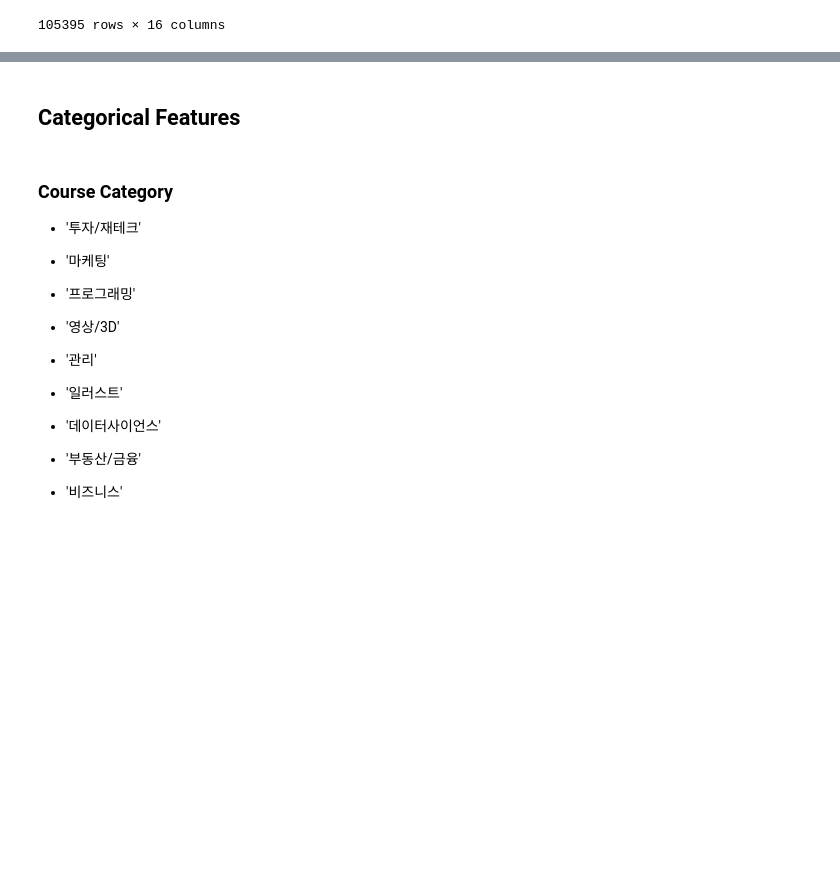
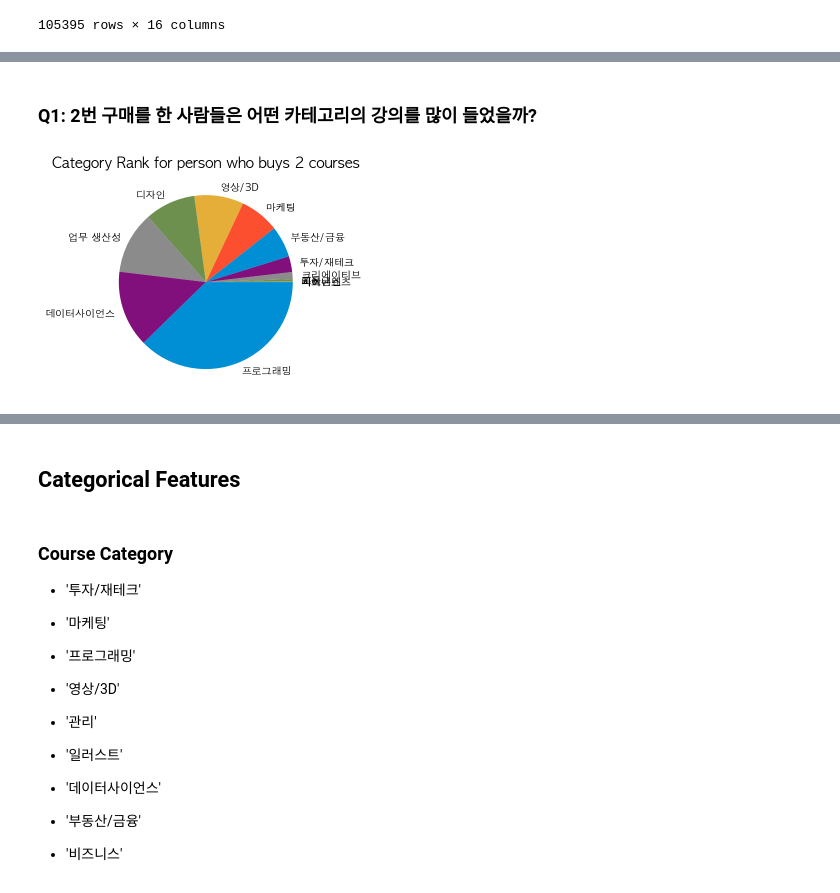
Before and after one commit to jaeseung11/Fastcampus-EDA, a Jupyter notebook: PJT_cj.ipynb, the cells around one changed output, grey strips where cells are left out. Saved outputs shown, nothing was run; the diff lists cells and outputs as text; code cells hidden in the pictures; blank space fills up the shorter version.

```diff
--- a/PJT_cj.ipynb
+++ b/PJT_cj.ipynb
@@ -483,2 +539,3 @@ df[df.customer_id.isnull()]
 # %%
-df.drop([12133, 36367, 91500]).isnull().sum()
+df3 = df[(df.type == 'PAYMENT') & (df.state == 'COMPLETED')].merge(customer_count, on='customer_id', how='left')
+df3
@@ -485,2 +556,3 @@ df.drop([12133, 36367, 91500]).isnull().sum()
 # %%
-df = df.drop([12133, 36367, 91500])
+once = df3[df3.transaction_count == 1]
+retention = df3[df3.transaction_count > 1]
@@ -502,0 +627,5 @@ df[df.course_title.isnull()]
+# %%
+ret_category = pd.pivot_table(
+    data=retention, values='id', index=['transaction_count', 'category_title'], aggfunc=[sum, np.mean, lambda x: np.sum(x)/np.mean(x)]
+)
+ret_category
@@ -502,0 +668,9 @@ df[df.course_title.isnull()]
+# %% [markdown]
+### Q1: 2번 구매를 한 사람들은 어떤 카테고리의 강의를 많이 들었을까?
+# %%
+ax = ret_category.loc[(2,), ('<lambda>', 'id')].sort_values().plot.pie()
+ax.set_title('Category Rank for person who buys 2 courses')
+ax.set_ylabel('')
+plt.show()
+# %% [output]
+[figure, added]
```
Also changed, not shown: parts of 93 cells of this notebook.
